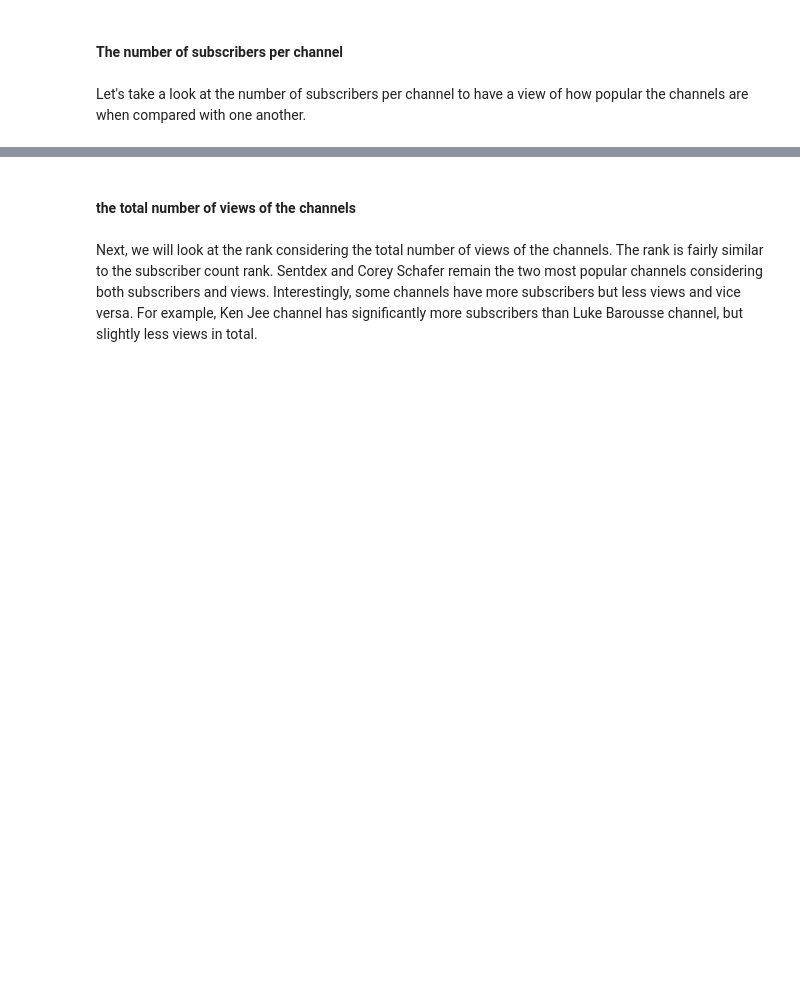
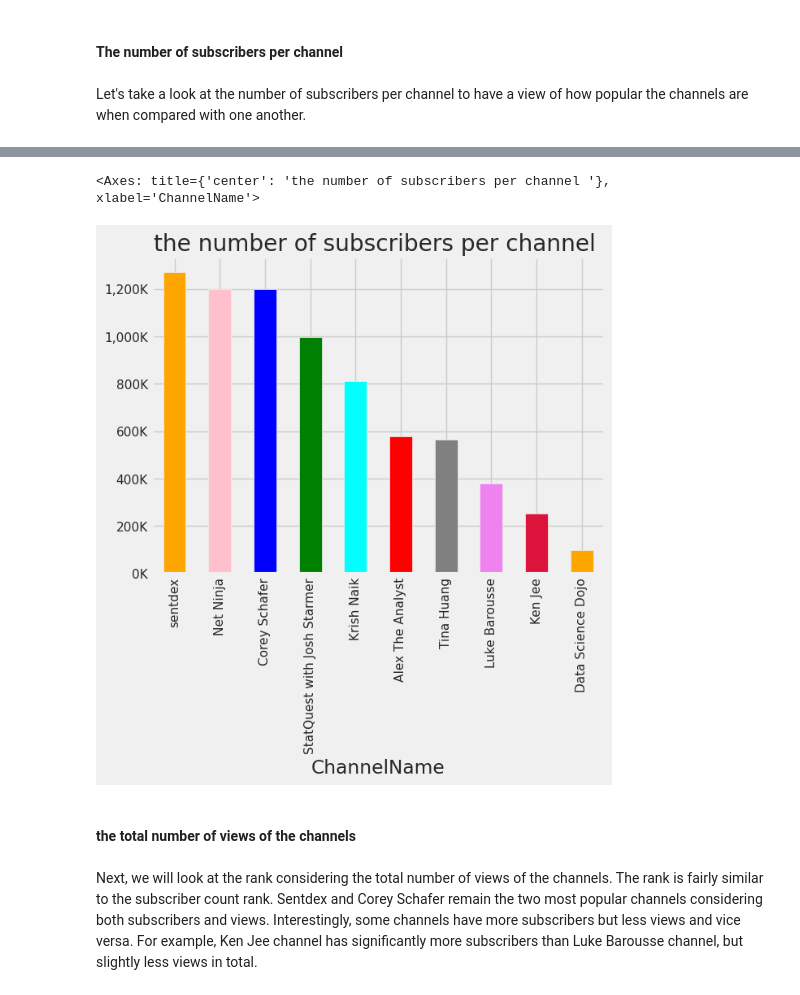
Before and after one commit to GHM1816/youtube-api-analysis, a Jupyter notebook: youtube_api_notebook.ipynb, the cells around one changed output, grey strips where cells are left out. Cells and saved outputs as stored; diff of their text form; code cells hidden in the pictures; blank space fills up the shorter version.

```diff
--- a/youtube_api_notebook.ipynb
+++ b/youtube_api_notebook.ipynb
@@ -250,12 +298,15 @@ plt.style.use("fivethirtyeight")
 # %%
-plt = channel_df["subscribers"].sort_values(ascending=False).plot(
+plt_subscribers = channel_df["subscribers"].sort_values(ascending=False).plot(
     kind="bar",
         color=["orange", "pink", "blue", "green", "cyan", "red", "gray", "violet", "crimson"],
     title="the number of subscribers per channel ",
 )
 
-plt.yaxis.set_major_formatter(ticker.FuncFormatter(lambda x, pos: '{:,.0f}'.format(x/1000) + 'K'))
-plt
+plt_subscribers.yaxis.set_major_formatter(ticker.FuncFormatter(lambda x, pos: '{:,.0f}'.format(x/1000) + 'K'))
+plt_subscribers
+# %% [output]
+<Axes: title={'center': 'the number of subscribers per channel '}, xlabel='ChannelName'>
+[figure, added]
 # %% [markdown]
 #### the total number of views of the channels
 # %% [markdown]
```
Also changed, not shown: parts of 31 cells of this notebook.
